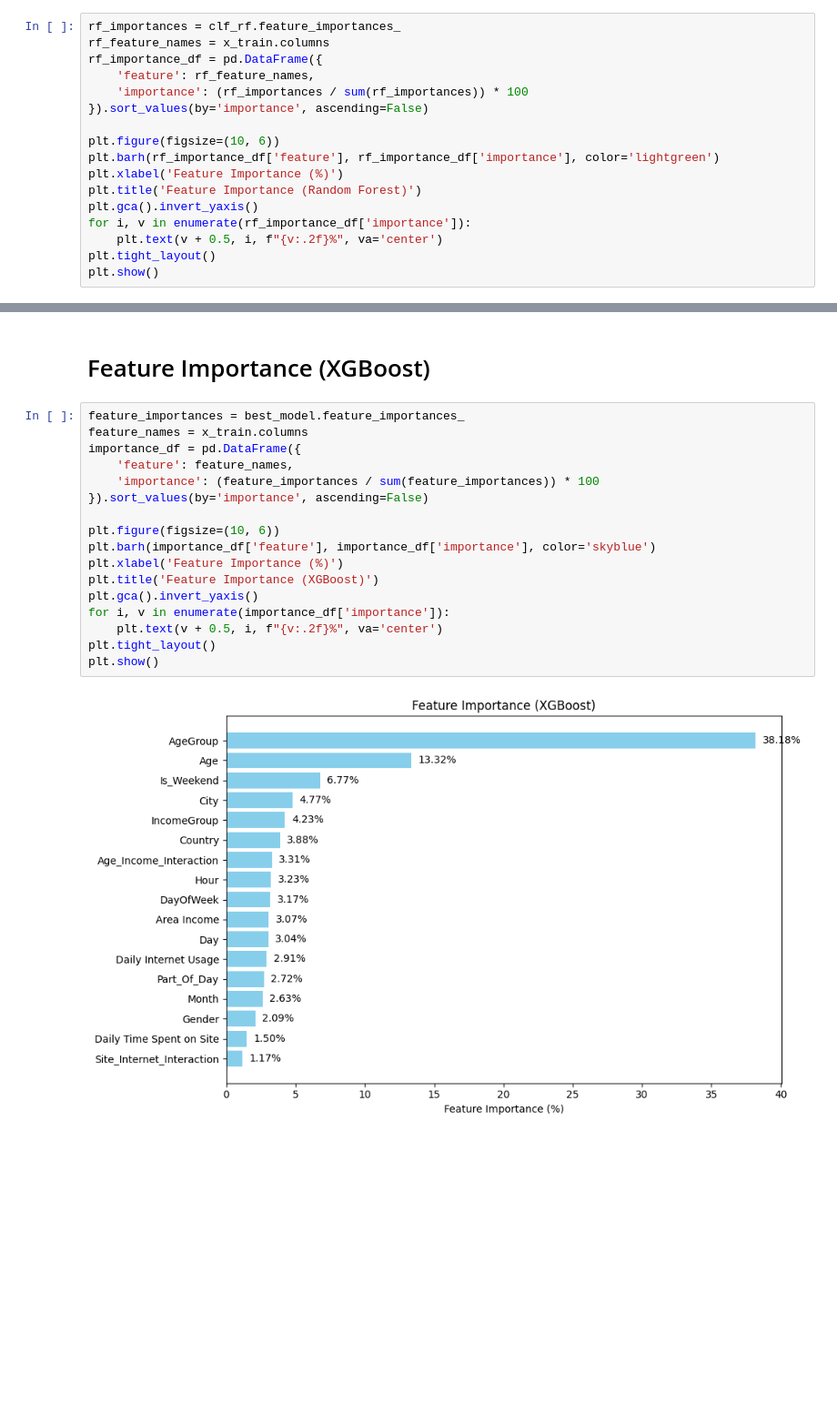
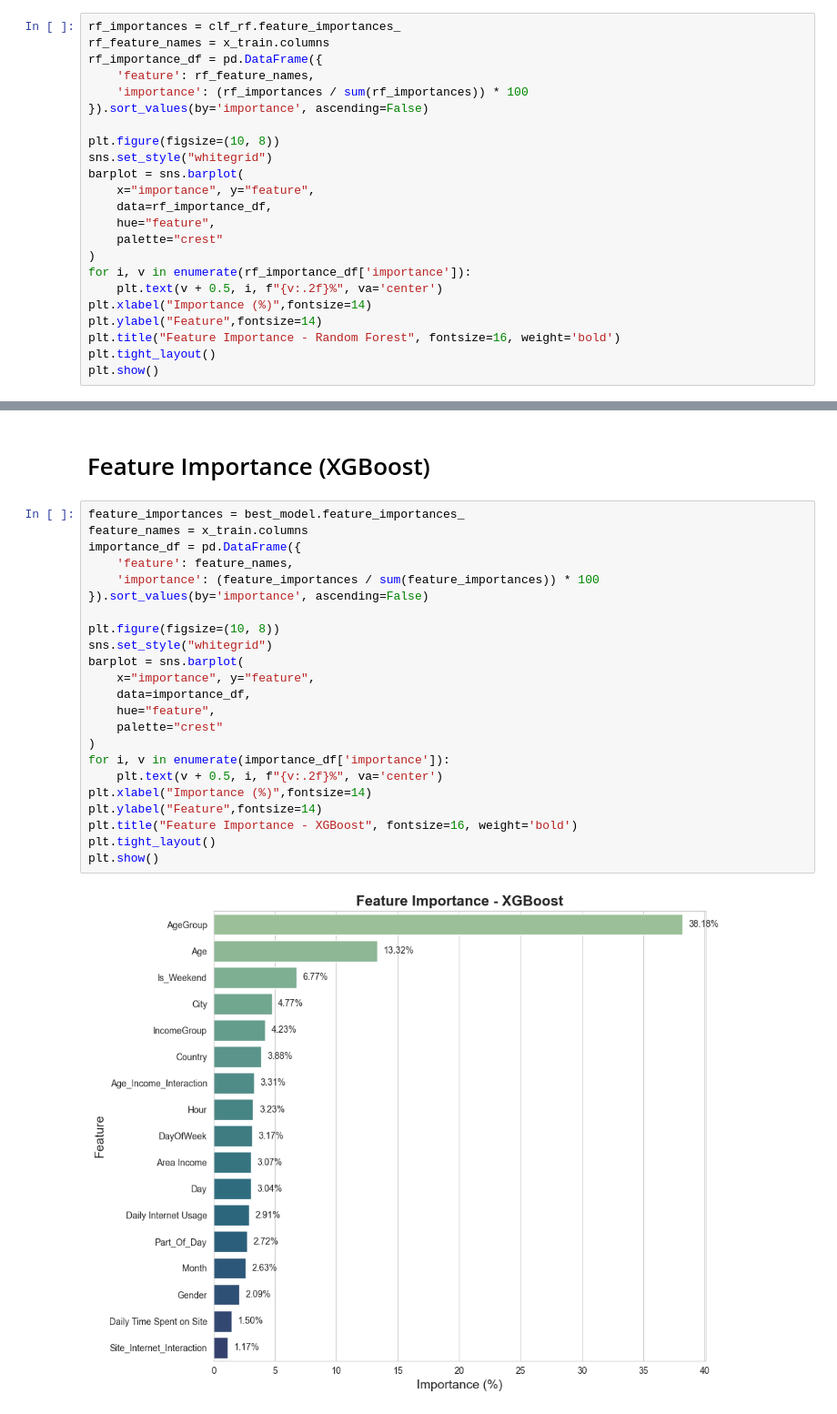
Before and after one commit to Bs1018007/Bs1018007-Predicting_ADS_CTR, a Jupyter notebook: ctr.ipynb, the cells around one changed output, grey strips where cells are left out. Shown at 91% size. Drawn from its saved outputs; the diff is of its cells as text; blank space fills up the shorter version.

```diff
--- a/ctr.ipynb
+++ b/ctr.ipynb
@@ -120,13 +120,19 @@ rf_importance_df = pd.DataFrame({
     'importance': (rf_importances / sum(rf_importances)) * 100
 }).sort_values(by='importance', ascending=False)
 
-plt.figure(figsize=(10, 6))
-plt.barh(rf_importance_df['feature'], rf_importance_df['importance'], color='lightgreen')
-plt.xlabel('Feature Importance (%)')
-plt.title('Feature Importance (Random Forest)')
-plt.gca().invert_yaxis()
+plt.figure(figsize=(10, 8))
+sns.set_style("whitegrid")
+barplot = sns.barplot(
+    x="importance", y="feature",
+    data=rf_importance_df,
+    hue="feature",
+    palette="crest"
+)
 for i, v in enumerate(rf_importance_df['importance']):
     plt.text(v + 0.5, i, f"{v:.2f}%", va='center')
+plt.xlabel("Importance (%)",fontsize=14)
+plt.ylabel("Feature",fontsize=14)
+plt.title("Feature Importance - Random Forest", fontsize=16, weight='bold')
 plt.tight_layout()
 plt.show()
 # %% [output]
@@ -204,19 +214,25 @@ plt.show()
 # %%
 feature_importances = best_model.feature_importances_
 feature_names = x_train.columns
 importance_df = pd.DataFrame({
     'feature': feature_names,
     'importance': (feature_importances / sum(feature_importances)) * 100
 }).sort_values(by='importance', ascending=False)
 
-plt.figure(figsize=(10, 6))
-plt.barh(importance_df['feature'], importance_df['importance'], color='skyblue')
-plt.xlabel('Feature Importance (%)')
-plt.title('Feature Importance (XGBoost)')
-plt.gca().invert_yaxis()
+plt.figure(figsize=(10, 8))
+sns.set_style("whitegrid")
+barplot = sns.barplot(
+    x="importance", y="feature",
+    data=importance_df,
+    hue="feature",
+    palette="crest"
+)
 for i, v in enumerate(importance_df['importance']):
     plt.text(v + 0.5, i, f"{v:.2f}%", va='center')
+plt.xlabel("Importance (%)",fontsize=14)
+plt.ylabel("Feature",fontsize=14)
+plt.title("Feature Importance - XGBoost", fontsize=16, weight='bold')
 plt.tight_layout()
 plt.show()
 # %% [output]
-[figure, old version]
+[figure, new version]
```
Also changed, not shown: parts of 3 cells of this notebook.
